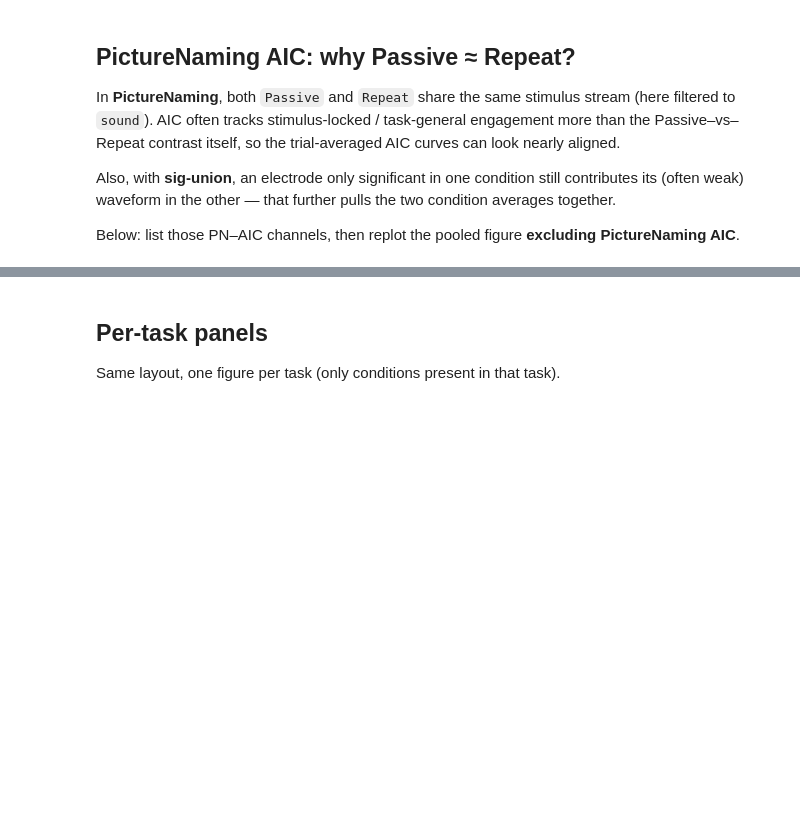
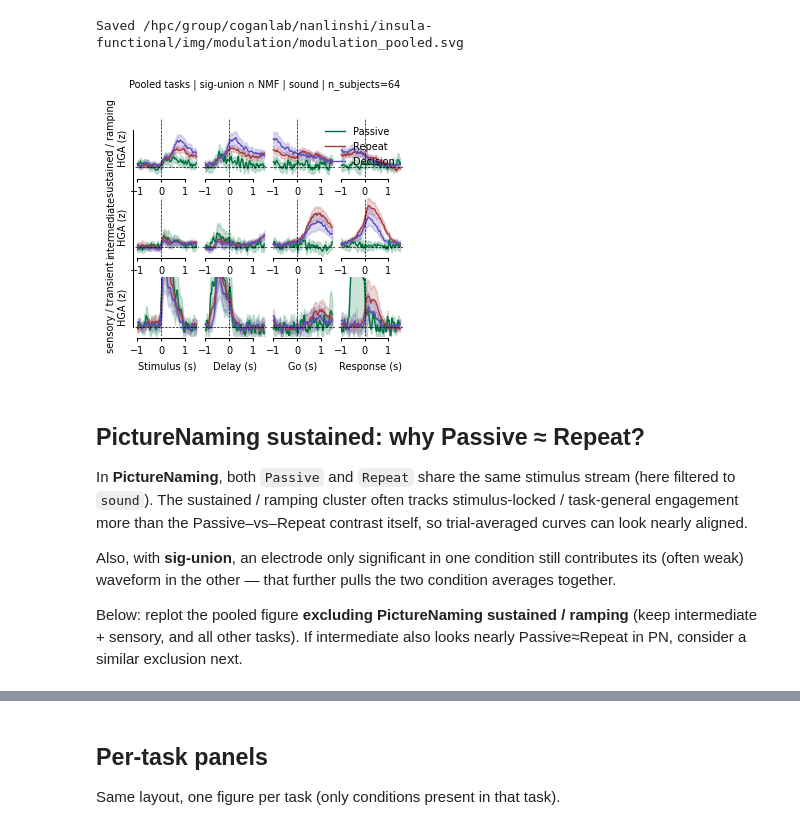
Before and after one commit to shinanlin/insula, a Jupyter notebook: notebooks/modulation.ipynb, the cells around one changed output, grey strips where cells are left out. Saved outputs shown, nothing was run; the diff lists cells and outputs as text; code cells hidden in the pictures; blank space fills up the shorter version.

```diff
--- a/notebooks/modulation.ipynb
+++ b/notebooks/modulation.ipynb
@@ -443,20 +504,31 @@ def plot_condition_waveforms(
     return fig
 # %%
 if plot_df.empty:
-    print('Nothing to plot — check BIDS / coord paths.')
+    print('Nothing to plot — check BIDS / NMF assignment paths.')
 else:
     fig = plot_condition_waveforms(
         plot_df,
+        save_name='modulation_pooled',
         title=(
-            f'Pooled tasks | sig-union channels | {MODALITY} | '
+            f'Pooled tasks | sig-union ∩ NMF | {MODALITY} | '
             f'n_subjects={plot_df.subject.nunique()}'
         ),
     )
+# %% [output]
+Saved /hpc/group/coganlab/nanlinshi/insula-functional/img/modulation/modulation_pooled.svg
+[figure, added]
 # %% [markdown]
-## PictureNaming AIC: why Passive ≈ Repeat?
+## PictureNaming sustained: why Passive ≈ Repeat?
 
-In **PictureNaming**, both `Passive` and `Repeat` share the same stimulus stream (here filtered to `sound`). AIC often tracks stimulus-locked / task-general engagement more than the Passive–vs–Repeat contrast itself, so the trial-averaged AIC curves can look nearly aligned.
+In **PictureNaming**, both `Passive` and `Repeat` share the same stimulus
+stream (here filtered to `sound`). The sustained / ramping cluster often tracks
+stimulus-locked / task-general engagement more than the Passive–vs–Repeat
+contrast itself, so trial-averaged curves can look nearly aligned.
 
-Also, with **sig-union**, an electrode only significant in one condition still contributes its (often weak) waveform in the other — that further pulls the two condition averages together.
+Also, with **sig-union**, an electrode only significant in one condition still
+contributes its (often weak) waveform in the other — that further pulls the two
+condition averages together.
 
-Below: list those PN–AIC channels, then replot the pooled figure **excluding PictureNaming AIC**.
+Below: replot the pooled figure **excluding PictureNaming sustained / ramping**
+(keep intermediate + sensory, and all other tasks). If intermediate also looks
+nearly Passive≈Repeat in PN, consider a similar exclusion next.
```
Also changed, not shown: parts of 20 cells of this notebook, 3 other files.
